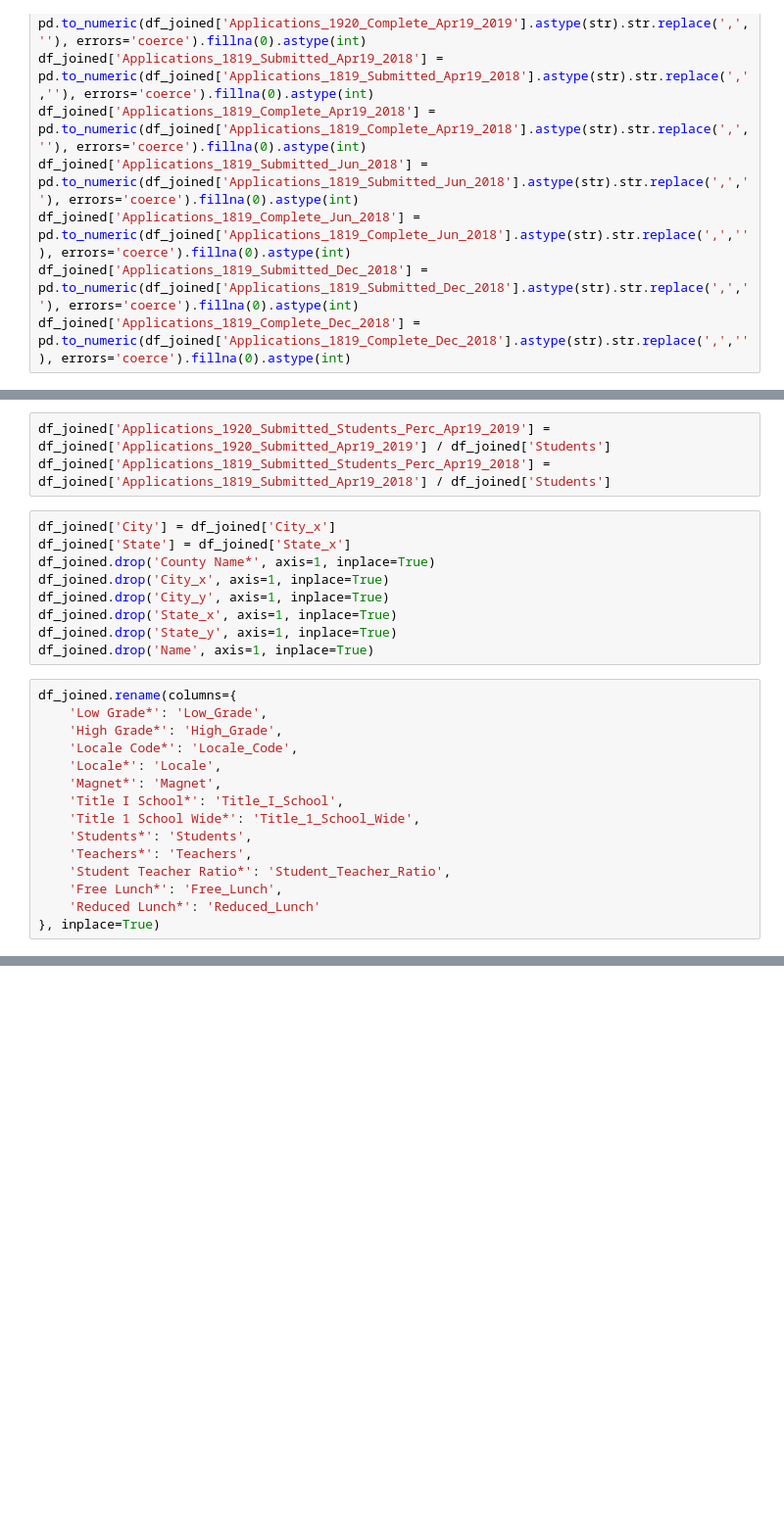
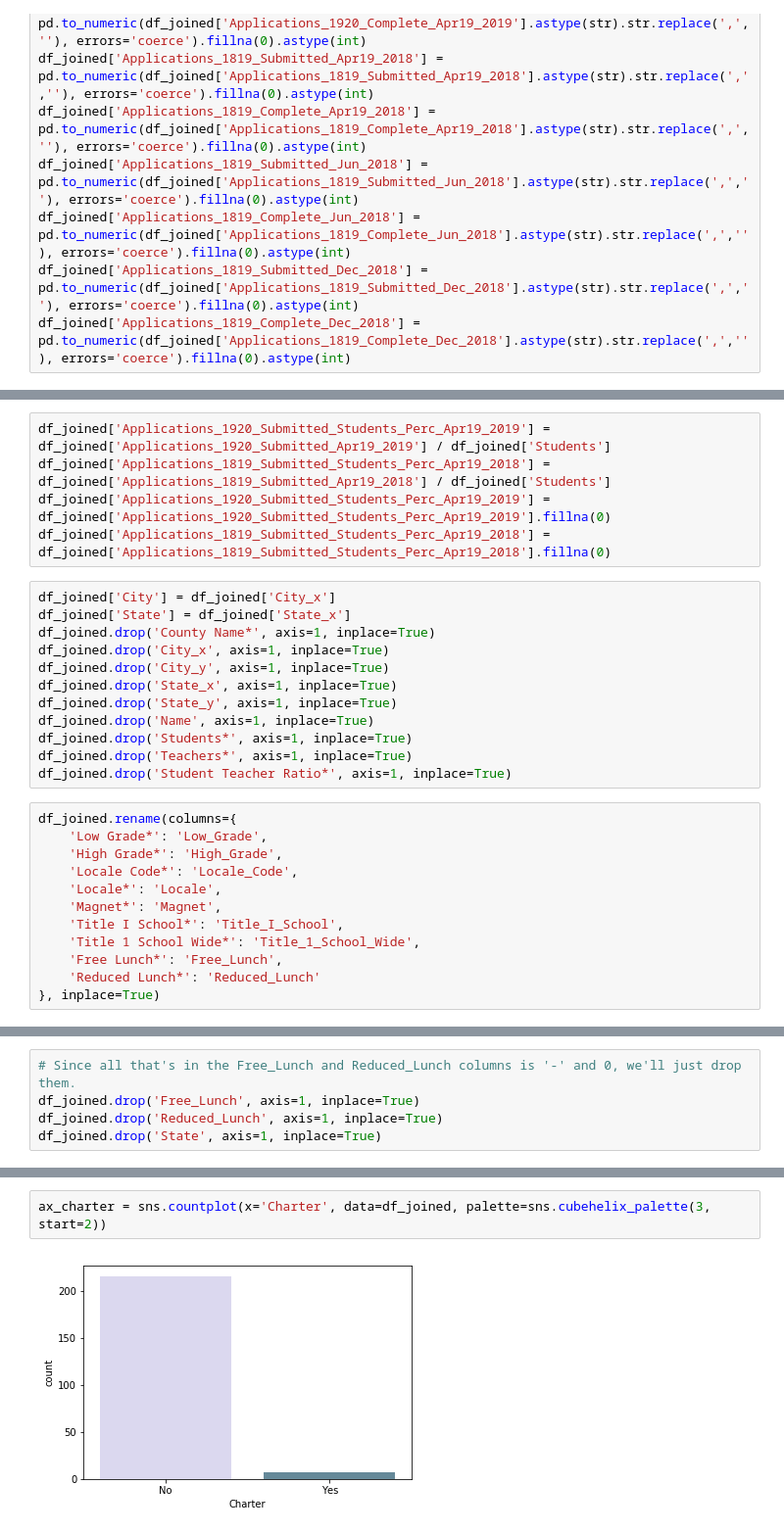
Before and after one commit to RobRoseKnows/umbc-cs-projects, a Jupyter notebook: umbc-cs491-data-science/proj/DataScienceProject.ipynb, the cells around one changed output, grey strips where cells are left out. Shown: that part at 98% size. Cells and saved outputs as stored; diff of their text form; blank space fills up the shorter version.

```diff
--- a/umbc-cs491-data-science/proj/DataScienceProject.ipynb
+++ b/umbc-cs491-data-science/proj/DataScienceProject.ipynb
@@ -209,6 +193,8 @@ df_joined['Applications_1819_Complete_Students_Perc_Apr19_2018'] = df_joined['Ap
 # %%
 df_joined['Applications_1920_Submitted_Students_Perc_Apr19_2019'] = df_joined['Applications_1920_Submitted_Apr19_2019'] / df_joined['Students']
 df_joined['Applications_1819_Submitted_Students_Perc_Apr19_2018'] = df_joined['Applications_1819_Submitted_Apr19_2018'] / df_joined['Students']
+df_joined['Applications_1920_Submitted_Students_Perc_Apr19_2019'] = df_joined['Applications_1920_Submitted_Students_Perc_Apr19_2019'].fillna(0)
+df_joined['Applications_1819_Submitted_Students_Perc_Apr19_2018'] = df_joined['Applications_1819_Submitted_Students_Perc_Apr19_2018'].fillna(0)
 # %%
 df_joined['City'] = df_joined['City_x']
 df_joined['State'] = df_joined['State_x']
@@ -218,6 +204,9 @@ df_joined.drop('City_y', axis=1, inplace=True)
 df_joined.drop('State_x', axis=1, inplace=True)
 df_joined.drop('State_y', axis=1, inplace=True)
 df_joined.drop('Name', axis=1, inplace=True)
+df_joined.drop('Students*', axis=1, inplace=True)
+df_joined.drop('Teachers*', axis=1, inplace=True)
+df_joined.drop('Student Teacher Ratio*', axis=1, inplace=True)
 # %%
 df_joined.rename(columns={
     'Low Grade*': 'Low_Grade',
@@ -227,9 +216,6 @@ df_joined.rename(columns={
     'Magnet*': 'Magnet',
     'Title I School*': 'Title_I_School',
     'Title 1 School Wide*': 'Title_1_School_Wide',
-    'Students*': 'Students',
-    'Teachers*': 'Teachers',
-    'Student Teacher Ratio*': 'Student_Teacher_Ratio',
     'Free Lunch*': 'Free_Lunch',
     'Reduced Lunch*': 'Reduced_Lunch'
 }, inplace=True)
@@ -235,0 +236,5 @@ df_joined.rename(columns={
+# %%
+# Since all that's in the Free_Lunch and Reduced_Lunch columns is '-' and 0, we'll just drop them.
+df_joined.drop('Free_Lunch', axis=1, inplace=True)
+df_joined.drop('Reduced_Lunch', axis=1, inplace=True)
+df_joined.drop('State', axis=1, inplace=True)
@@ -235,0 +272,4 @@ df_joined.rename(columns={
+# %%
+ax_charter = sns.countplot(x='Charter', data=df_joined, palette=sns.cubehelix_palette(3, start=2))
+# %% [output]
+[figure, added]
```
Also changed, not shown: parts of 40 cells of this notebook.
